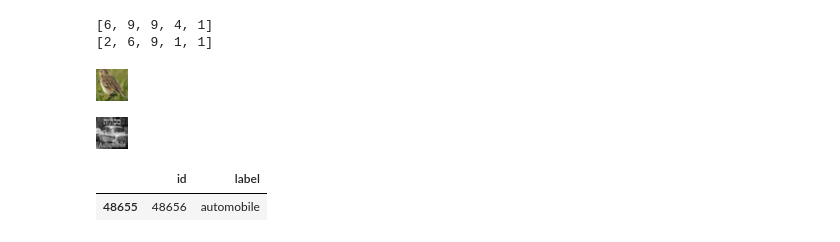
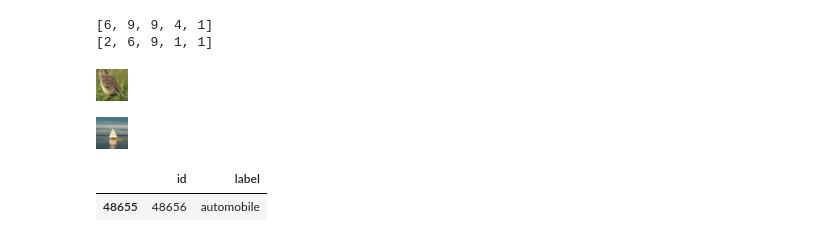
Before and after one commit to SerArthurDayne17/Object-Recognition, a Jupyter notebook: Object_Recognition.ipynb, the cells around one changed output. Saved outputs shown, nothing was run; the diff lists cells and outputs as text; code cells hidden in the pictures.

```diff
--- a/Object_Recognition.ipynb
+++ b/Object_Recognition.ipynb
@@ -179,11 +179,11 @@ cv2_imshow(img)
 # %%
 import cv2
 from google.colab.patches import cv2_imshow
 
-img = cv2.imread('/content/train/48656.png')
+img = cv2.imread('/content/train/28729.png')
 cv2_imshow(img)
 # %% [output]
-[figure, old version]
+[figure, new version]
 # %%
 labels_df[labels_df['id'] == 48656]
 # %% [output]
```
Also changed, not shown: parts of 20 cells of this notebook.
